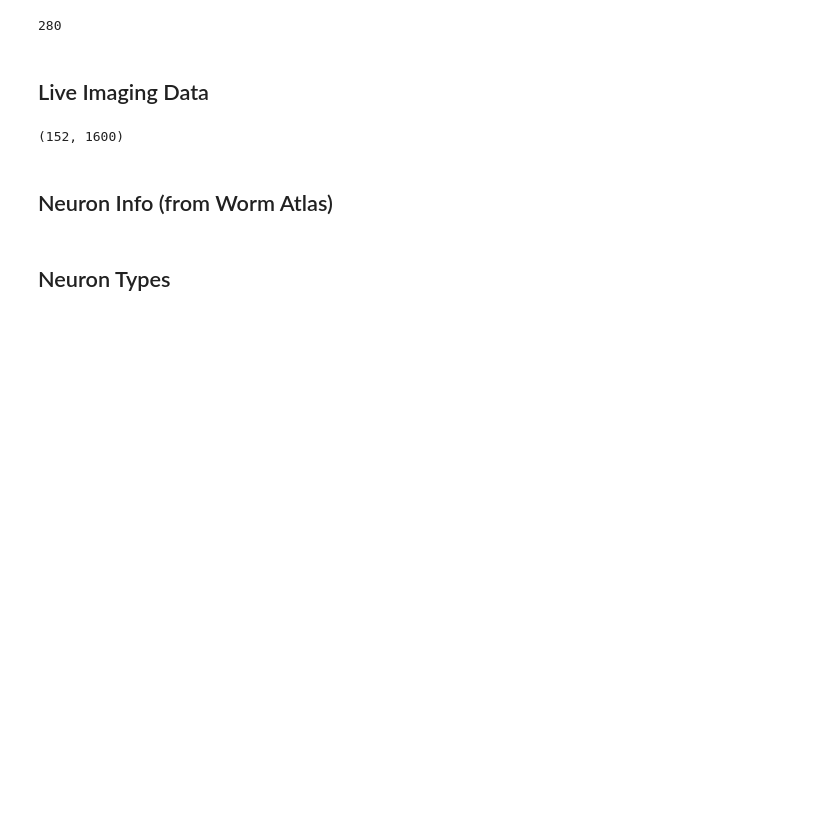
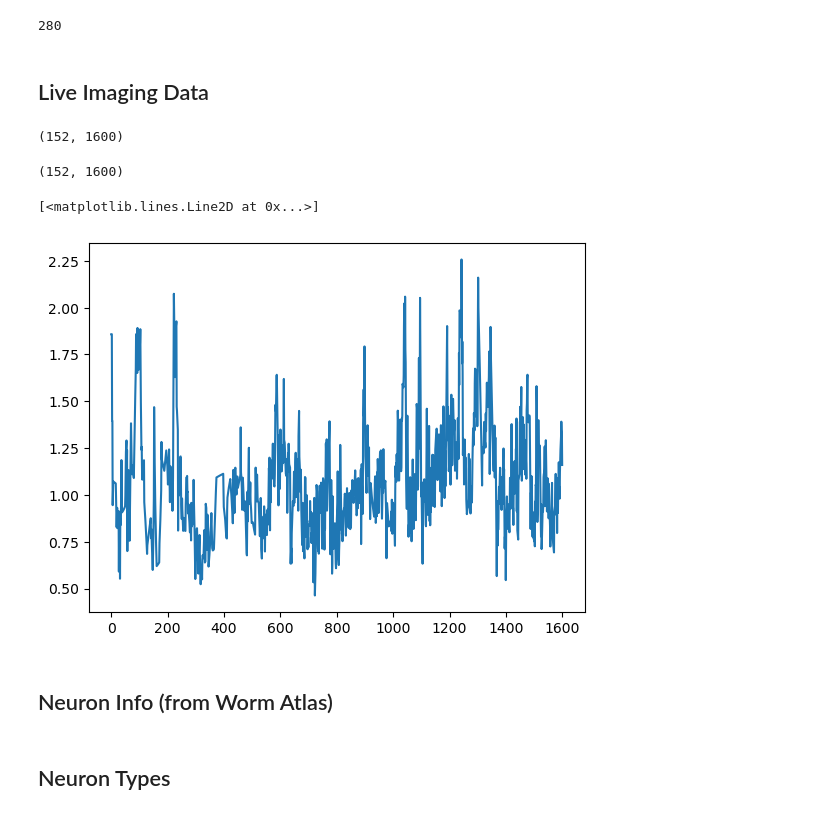
Before and after one commit to BenThrelfall/the_worm_machine, a Jupyter notebook: the_worm_model.ipynb, the cells around one changed output. Cells and saved outputs as stored; diff of their text form; code cells hidden in the pictures; blank space fills up the shorter version.

```diff
--- a/the_worm_model.ipynb
+++ b/the_worm_model.ipynb
@@ -75,14 +75,25 @@ len(visited)
 with open("data/2022-08-02-01.json", "r") as file:
     data_text = file.read()
     data_dict = json.loads(data_text)
-    neuron_trace = np.array(data_dict["trace_array"])
+    neuron_labels = data_dict["labeled"]
+    neuron_trace = np.array(data_dict["trace_original"]).T
+    neuron_z_trace = np.array(data_dict["trace_array"])
 
 with open("neuron_list.txt", "r") as file:
     trace_labels = [line.strip() for line in file.readlines()]
-# %%
-neuron_trace.shape
-# %% [output]
-(152, 1600)
+# %%
+neuron_trace.shape
+# %% [output]
+(152, 1600)
+# %%
+neuron_z_trace.shape
+# %% [output]
+(152, 1600)
+# %%
+plt.plot(neuron_trace[0])
+# %% [output]
+[<matplotlib.lines.Line2D at 0x...>]
+[figure, added]
 # %% [markdown]
 ## Neuron Info (from Worm Atlas)
 # %%
```
Also changed, not shown: parts of 6 cells of this notebook, 4 other files.
